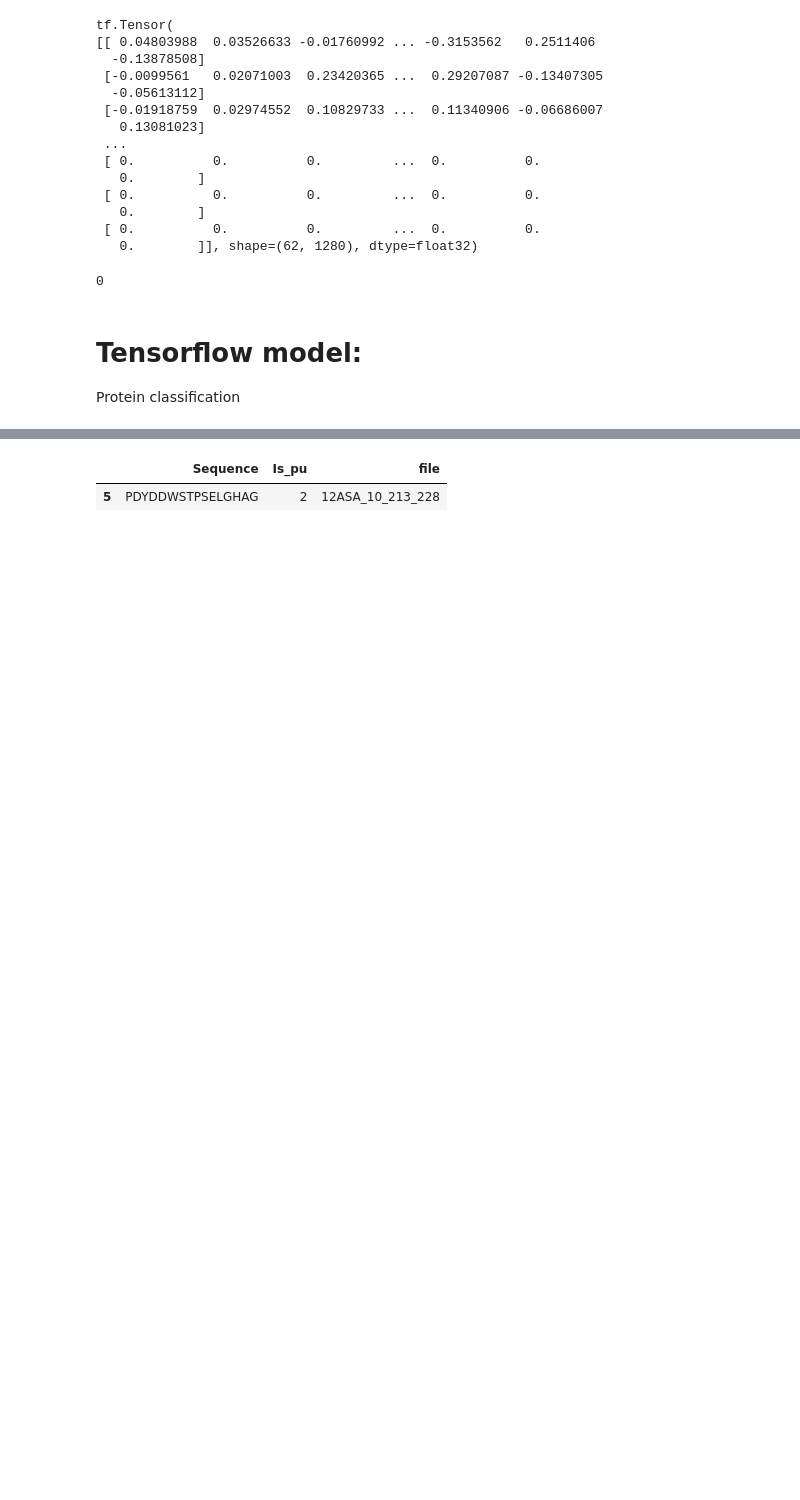
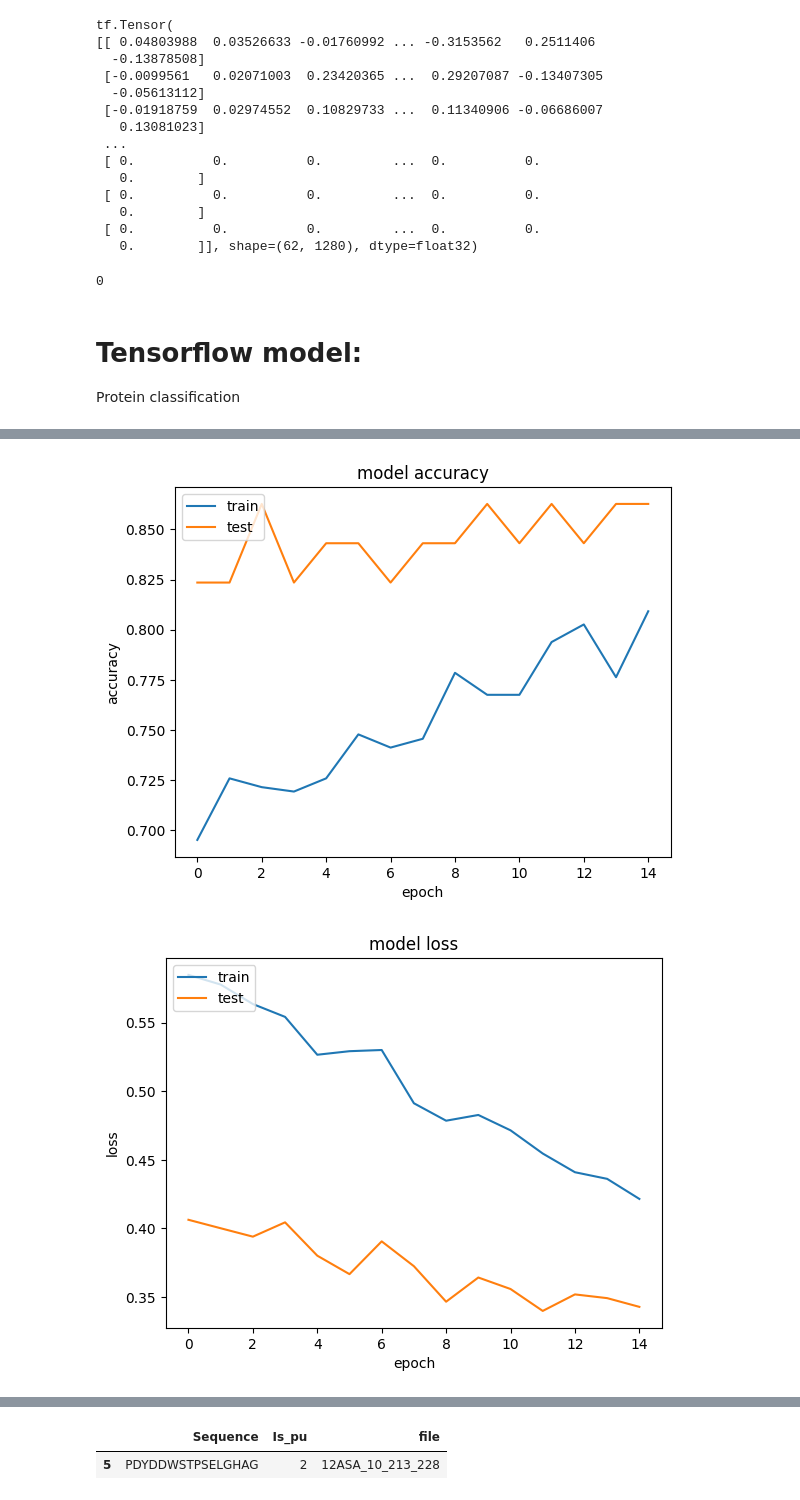
Before and after one commit to Naramazuki/PU_ML, a Jupyter notebook: main.ipynb, the cells around one changed output, grey strips where cells are left out. Cells and saved outputs as stored; diff of their text form; code cells hidden in the pictures; blank space fills up the shorter version.

```diff
--- a/main.ipynb
+++ b/main.ipynb
@@ -361,0 +413,9 @@ Balanced accuracy: 0.83
+# %%
+model_tf.fit(
+    prep_data(Xtune, Ytune, batch_size),
+    epochs=500,
+    validation_data=prep_data(Xtest_tune, Ytest_tune, batch_size),
+    callbacks=callback,
+    class_weight=class_weights_tune,
+    batch_size=batch_size,
+)
@@ -361,0 +441,28 @@ Balanced accuracy: 0.83
+# %%
+plot_history(model_tf.history, "accuracy")
+plot_history(model_tf.history, "loss")
+ConfusionMatrixDisplay.from_predictions(
+    Ytest_tune,
+    model_tf.predict(prep_data(Xtest_tune, Ytest_tune, batch_size)).argmax(axis=1),
+    cmap="Blues",
+    normalize="true",
+    display_labels=["Non-PU", "PU"],
+)
+plt.show()
+
+print(
+    "Balanced accuracy: %0.2f"
+    % balanced_accuracy_score(
+        Ytest_tune, model_tf.predict(prep_data(Xtest_tune, Ytest_tune, batch_size)).argmax(axis=1)
+    ),
+)
+
+print(
+    "MSE: %0.2f"
+    % mean_squared_error(
+        Ytest_tune, model_tf.predict(prep_data(Xtest_tune, Ytest_tune, batch_size)).argmax(axis=1)
+        )
+    )
+# %% [output]
+[figure, added]
+[figure, added]
```
Also changed, not shown: parts of 46 cells of this notebook.
